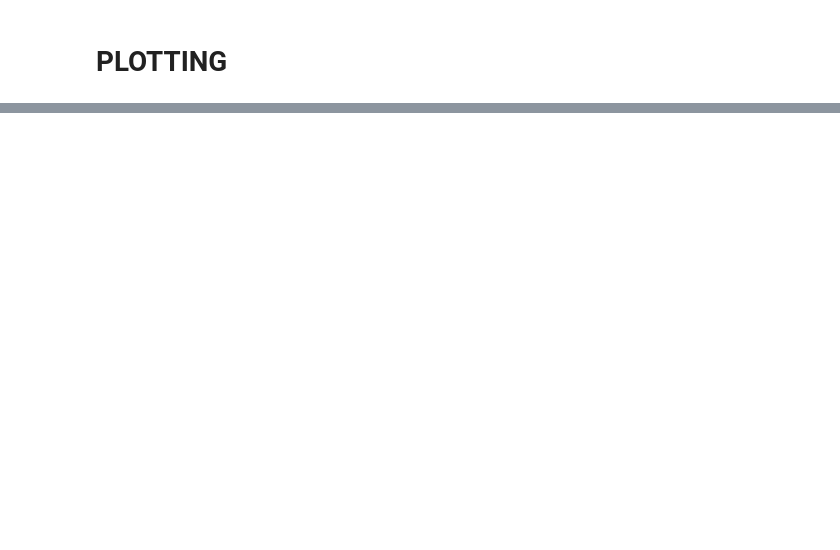
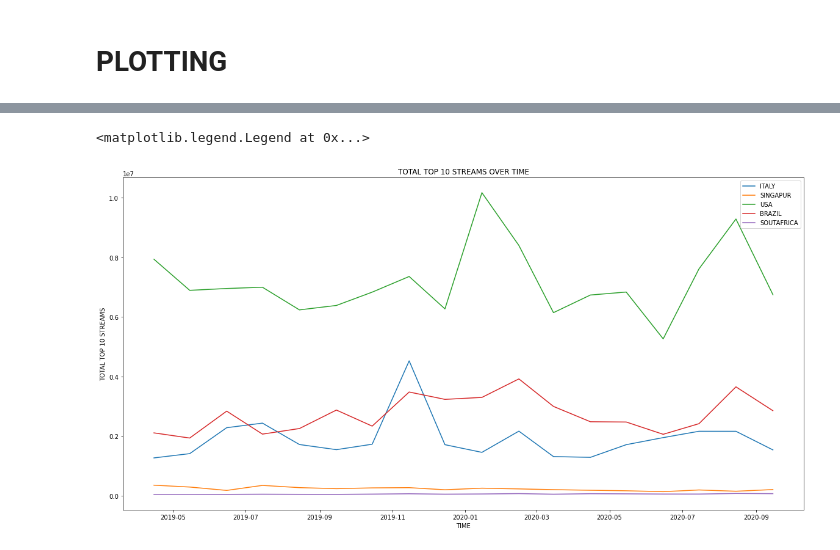
Before and after one commit to ksaslow/sad-song, a Jupyter notebook: spotify_api.ipynb, the cells around one changed output, grey strips where cells are left out. Cells and saved outputs as stored; diff of their text form; code cells hidden in the pictures; blank space fills up the shorter version.

```diff
--- a/spotify_api.ipynb
+++ b/spotify_api.ipynb
@@ -160,0 +189,9 @@ brazil_dance['danceability'].plot(x=brazil_dance.index, y=brazil_dance['danceabi
+# %%
+#SUBSETTING FOR SUM OF STREAMS PER COUNTRY
+total_streams=df.groupby(['date','country'])['Streams'].sum().reset_index()
+
+italy_streams=total_streams[total_streams['country']=='-it-']
+usa_streams=total_streams[total_streams['country']=='-us-']
+safrica_streams=total_streams[total_streams['country']=='-za-']
+singapur_streams=total_streams[total_streams['country']=='-sg-']
+brazil_streams=total_streams[total_streams['country']=='-br-']
@@ -160,0 +214,15 @@ brazil_dance['danceability'].plot(x=brazil_dance.index, y=brazil_dance['danceabi
+# %%
+#IN ONE CHART
+plt.figure(figsize=(20,10))
+plt.title('TOTAL TOP 10 STREAMS OVER TIME')
+plt.xlabel('TIME')
+plt.ylabel('TOTAL TOP 10 STREAMS')
+plt.plot(italy_streams['date'], italy_streams['Streams'])
+plt.plot(singapur_streams['date'], singapur_streams['Streams'])
+plt.plot(usa_streams['date'], usa_streams['Streams'])
+plt.plot(brazil_streams['date'], brazil_streams['Streams'])
+plt.plot(safrica_streams['date'], safrica_streams['Streams'])
+plt.legend(['ITALY','SINGAPUR','USA','BRAZIL','SOUTAFRICA'])
+# %% [output]
+<matplotlib.legend.Legend at 0x...>
+[figure, added]
```
Also changed, not shown: parts of 14 cells of this notebook.
